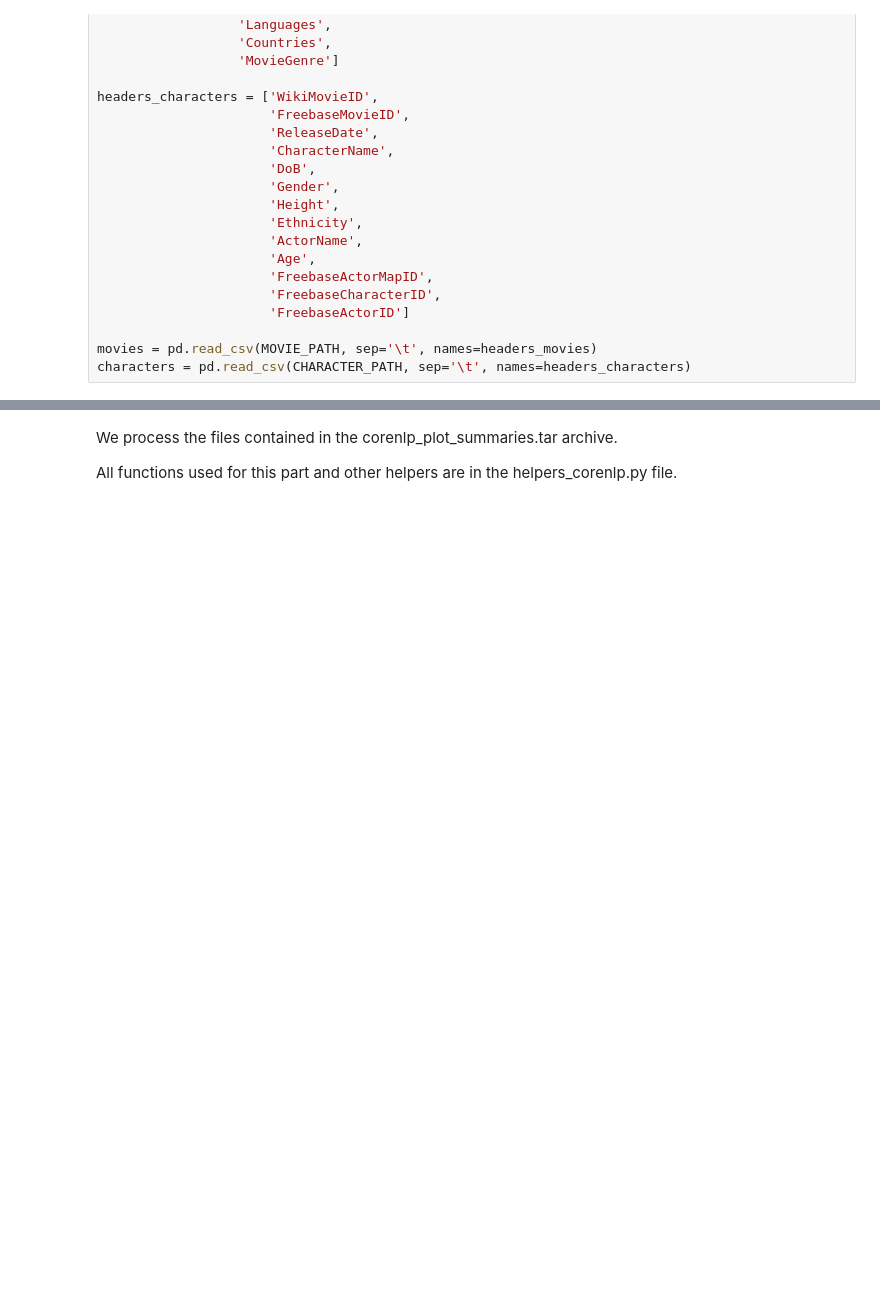
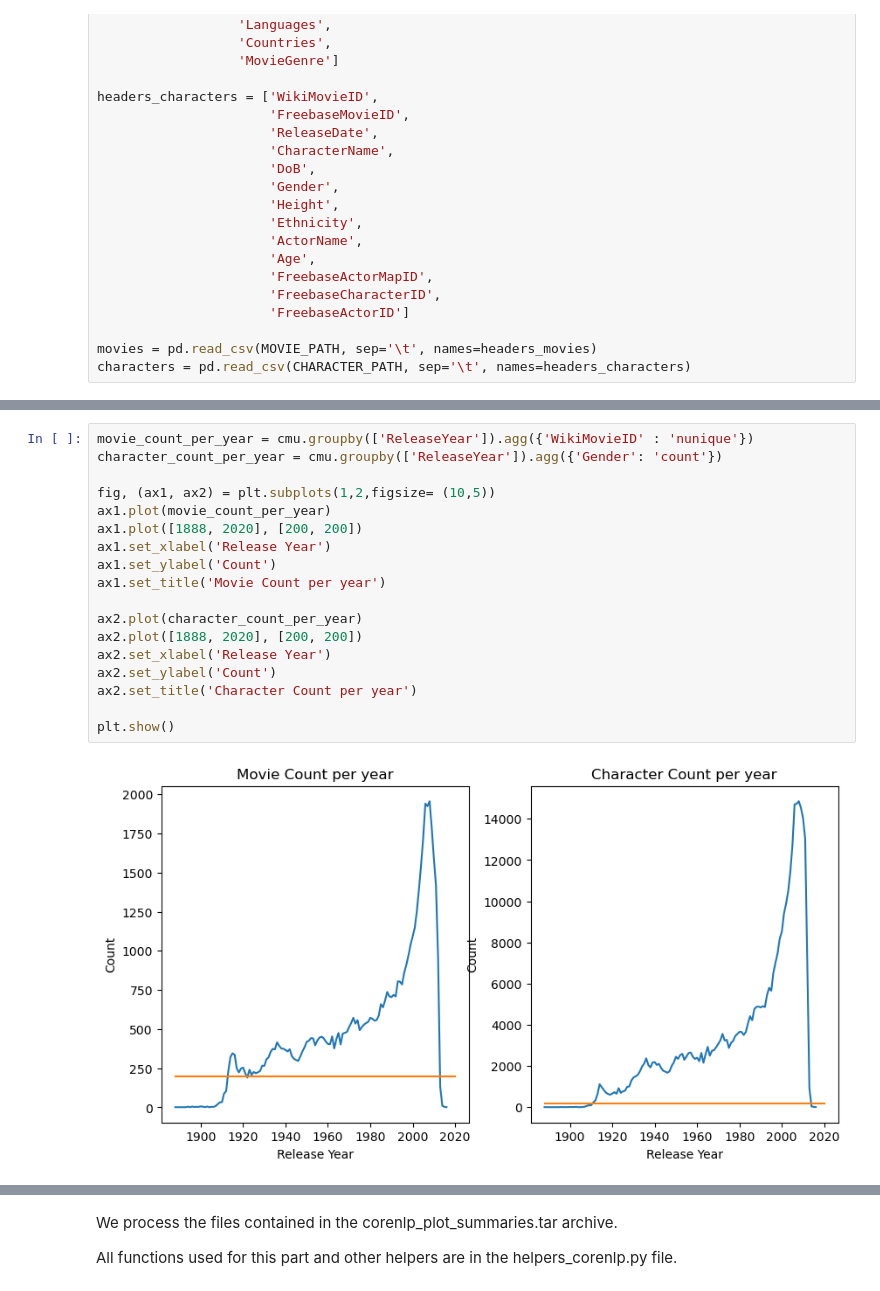
Before and after one commit to epfl-ada/ada-2023-project-teamcajare2023, a Jupyter notebook: P2.ipynb, the cells around one changed output, grey strips where cells are left out. Drawn from its saved outputs; the diff is of its cells as text; blank space fills up the shorter version.

```diff
--- a/P2.ipynb
+++ b/P2.ipynb
@@ -147,0 +242,20 @@ cmu.sample(2)
+# %%
+movie_count_per_year = cmu.groupby(['ReleaseYear']).agg({'WikiMovieID' : 'nunique'})
+character_count_per_year = cmu.groupby(['ReleaseYear']).agg({'Gender': 'count'})
+
+fig, (ax1, ax2) = plt.subplots(1,2,figsize= (10,5))
+ax1.plot(movie_count_per_year)
+ax1.plot([1888, 2020], [200, 200])
+ax1.set_xlabel('Release Year')
+ax1.set_ylabel('Count')
+ax1.set_title('Movie Count per year')
+
+ax2.plot(character_count_per_year)
+ax2.plot([1888, 2020], [200, 200])
+ax2.set_xlabel('Release Year')
+ax2.set_ylabel('Count')
+ax2.set_title('Character Count per year')
+
+plt.show()
+# %% [output]
+[figure, added]
```
Also changed, not shown: parts of 124 cells of this notebook.
